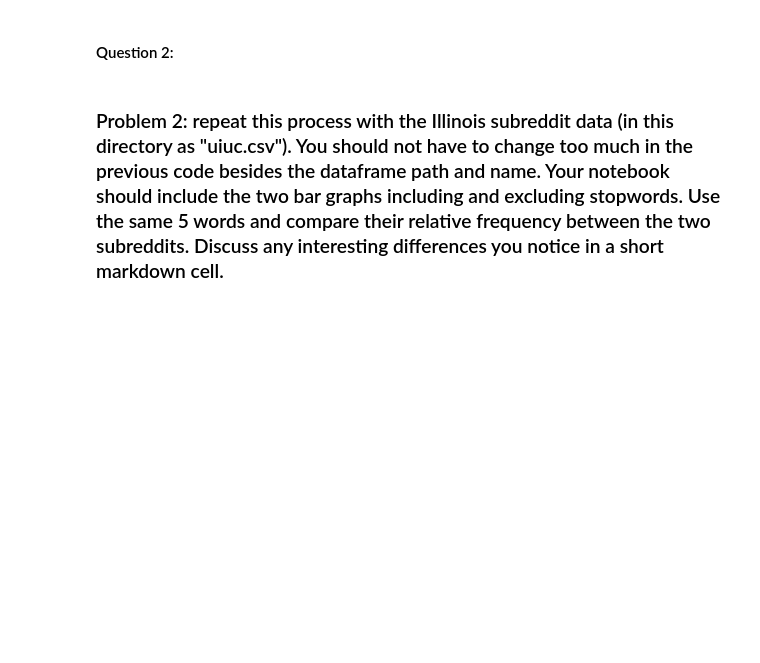
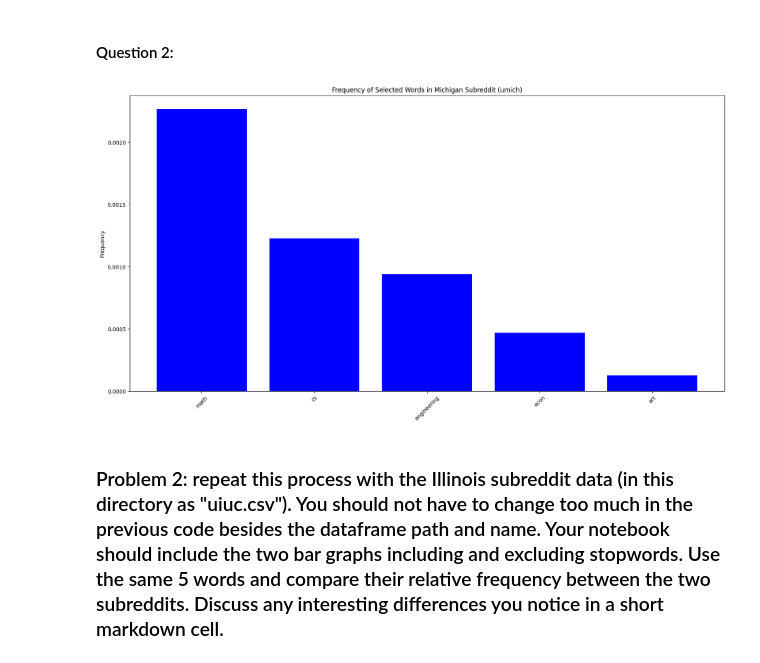
Before and after one commit to krishgolcha/project1-counting-words, a Jupyter notebook: project1.ipynb, the cells around one changed output. Cells and saved outputs as stored; diff of their text form; code cells hidden in the pictures; blank space fills up the shorter version.

```diff
--- a/project1.ipynb
+++ b/project1.ipynb
@@ -224,5 +247,20 @@ plt.show()
 #### Question 2:
 # %%
 #TODO: pick 5 words that you find interesting or are curious about, and plot a bar plot of their frequency in this dataset
+
+# Defining the words of interest
+interesting_words = ["math", "art", "econ", "cs", "engineering"]
+
+plot_list = word_counts[word_counts.index.isin(interesting_words)]
+
+plt.figure(figsize=(20, 10))
+plt.bar(plot_list.index, plot_list.values, color="blue")
+plt.xticks(rotation=45)
+plt.title("Frequency of Selected Words in Michigan Subreddit (umich)")
+plt.ylabel("Frequency")
+## plotting
+plt.show()
+# %% [output]
+[figure, added]
 # %% [markdown]
 ### Problem 2: repeat this process with the Illinois subreddit data (in this directory as "uiuc.csv"). You should not have to change too much in the previous code besides the dataframe path and name. Your notebook should include the two bar graphs including and excluding stopwords. Use the same 5 words and compare their relative frequency between the two subreddits. Discuss any interesting differences you notice in a short markdown cell.
```
Also changed, not shown: parts of 31 cells of this notebook.
